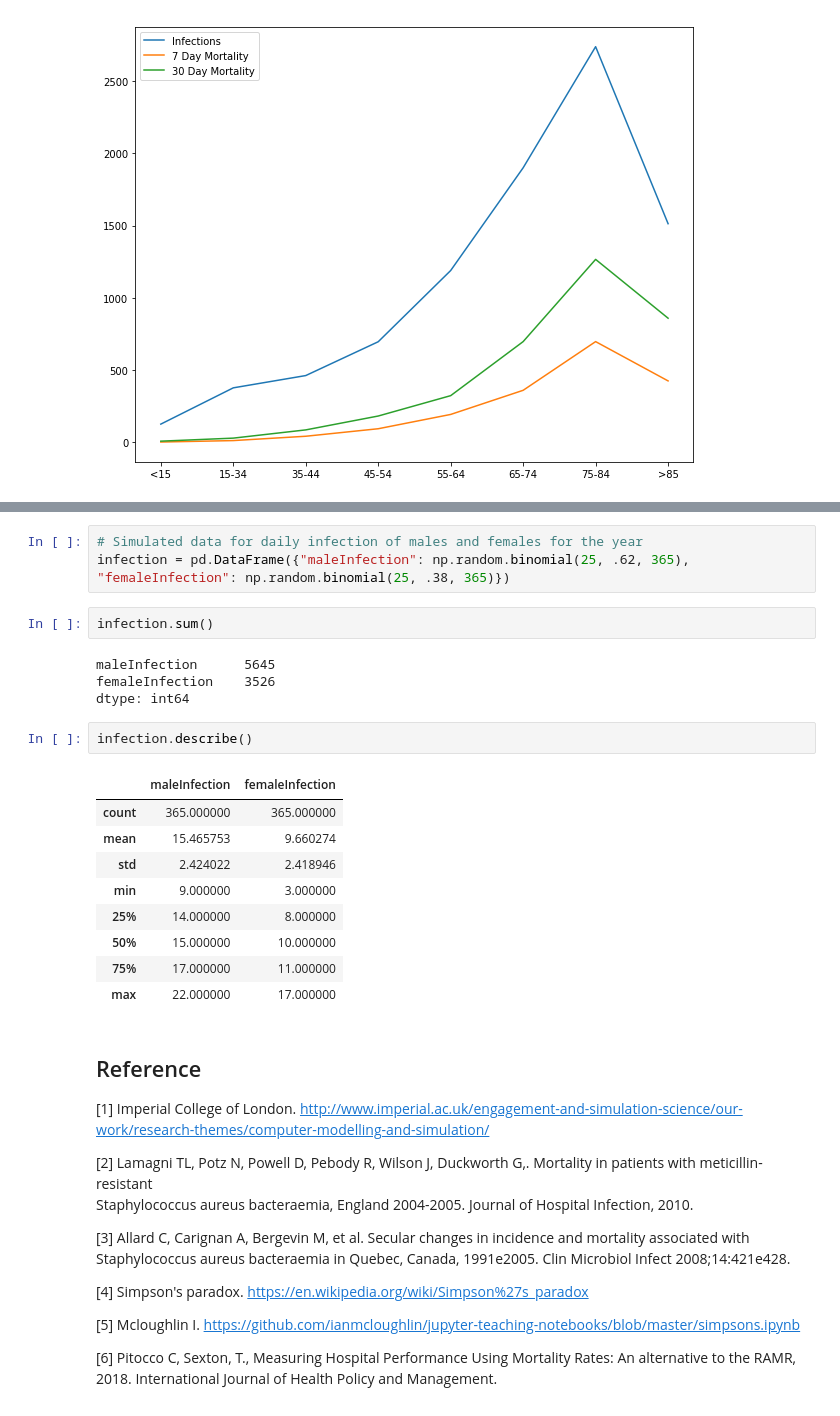
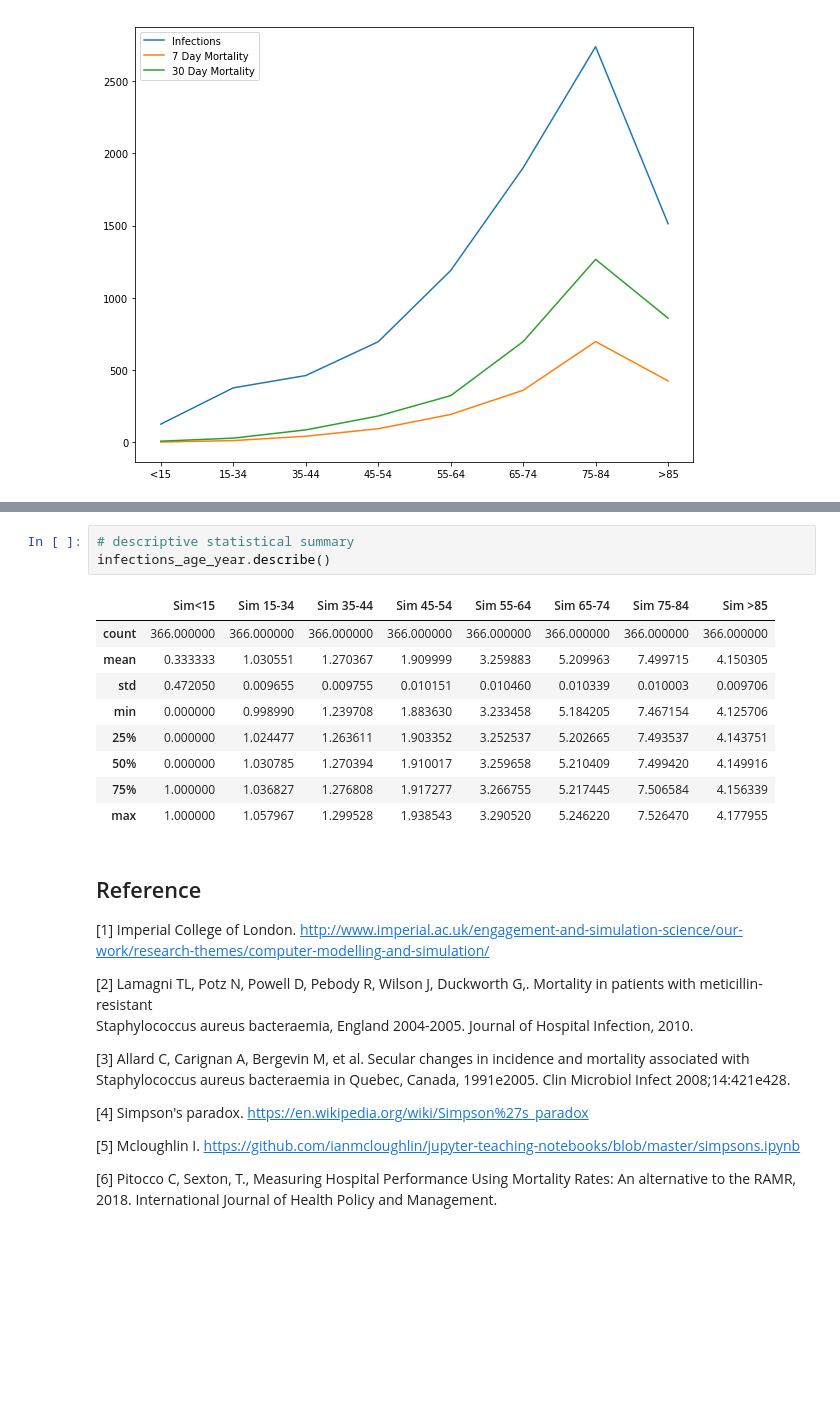
Before and after one commit to NurseQ/Simulation-Project-for-Programming-for-Data-Analysis-, a Jupyter notebook: Simulation Project.ipynb, the cells around one changed output, grey strips where cells are left out. Drawn from its saved outputs; the diff is of its cells as text; blank space fills up the shorter version.

Commit message:
add explanations, descriptive statistics and re ordered section

```diff
--- a/Simulation Project.ipynb
+++ b/Simulation Project.ipynb
@@ -487,24 +501,16 @@ a.plot(x = 'Sim 15-34', y = 'Sim 45-54', kind = 'hist')
-# %%
-# Simulated data for daily infection of males and females for the year
-infection = pd.DataFrame({"maleInfection": np.random.binomial(25, .62, 365), "femaleInfection": np.random.binomial(25, .38, 365)})
-# %%
-infection.sum()
-# %% [output]
-maleInfection      5645
-femaleInfection    3526
-dtype: int64
-# %%
-infection.describe()
-# %% [output]
-|  | maleInfection | femaleInfection |
-| count | 365.000000 | 365.000000 |
-| mean | 15.465753 | 9.660274 |
-| std | 2.424022 | 2.418946 |
-| min | 9.000000 | 3.000000 |
-| 25% | 14.000000 | 8.000000 |
-| 50% | 15.000000 | 10.000000 |
-| 75% | 17.000000 | 11.000000 |
-| max | 22.000000 | 17.000000 |
+# %%
+# descriptive statistical summary
+infections_age_year.describe()
+# %% [output]
+|  | Sim<15 | Sim 15-34 | Sim 35-44 | Sim 45-54 | Sim 55-64 | Sim 65-74 | Sim 75-84 | Sim >85 |
+| count | 366.000000 | 366.000000 | 366.000000 | 366.000000 | 366.000000 | 366.000000 | 366.000000 | 366.000000 |
+| mean | 0.333333 | 1.030551 | 1.270367 | 1.909999 | 3.259883 | 5.209963 | 7.499715 | 4.150305 |
+| std | 0.472050 | 0.009655 | 0.009755 | 0.010151 | 0.010460 | 0.010339 | 0.010003 | 0.009706 |
+| min | 0.000000 | 0.998990 | 1.239708 | 1.883630 | 3.233458 | 5.184205 | 7.467154 | 4.125706 |
+| 25% | 0.000000 | 1.024477 | 1.263611 | 1.903352 | 3.252537 | 5.202665 | 7.493537 | 4.143751 |
+| 50% | 0.000000 | 1.030785 | 1.270394 | 1.910017 | 3.259658 | 5.210409 | 7.499420 | 4.149916 |
+| 75% | 1.000000 | 1.036827 | 1.276808 | 1.917277 | 3.266755 | 5.217445 | 7.506584 | 4.156339 |
+| max | 1.000000 | 1.057967 | 1.299528 | 1.938543 | 3.290520 | 5.246220 | 7.526470 | 4.177955 |
 # %% [markdown]
 ## Reference
 
```
Also changed, not shown: parts of 25 cells of this notebook.
